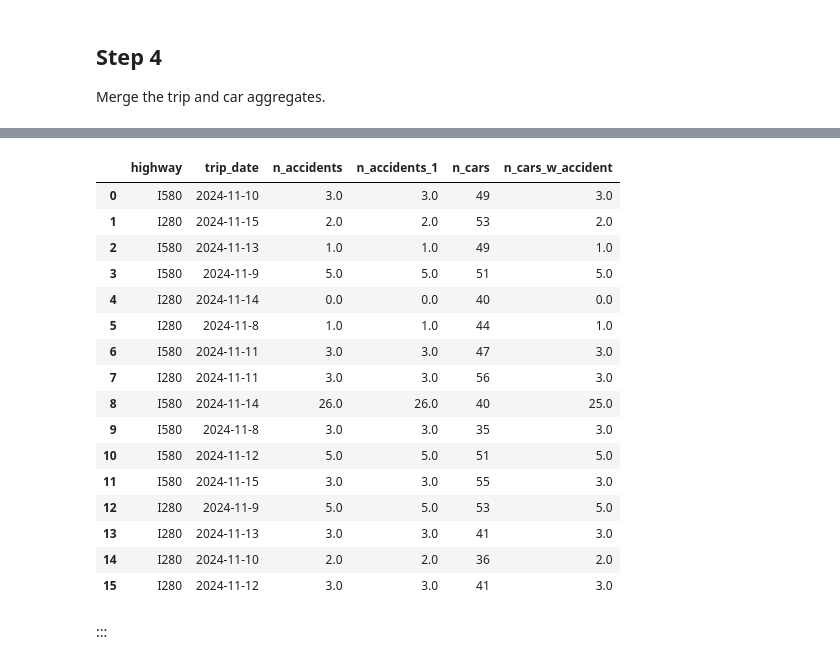
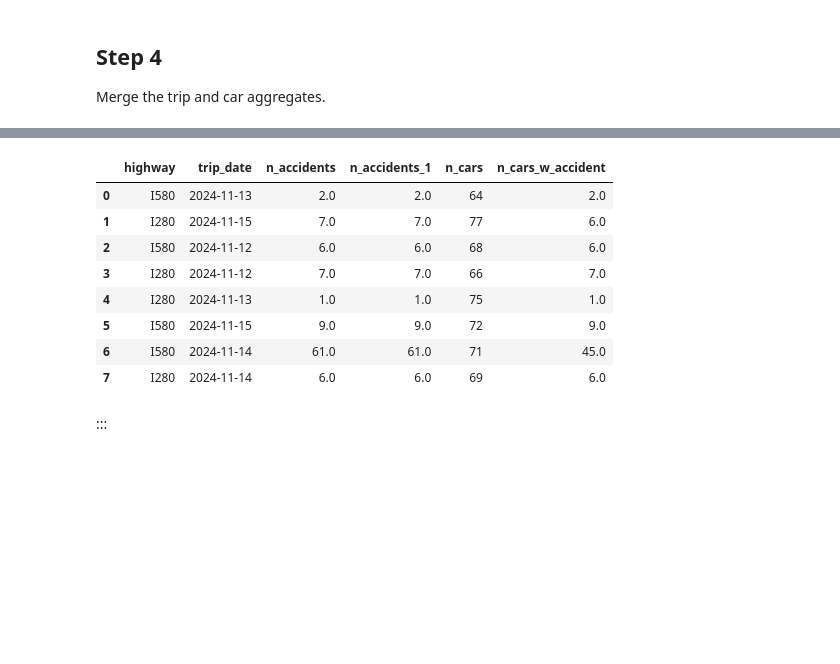
Before and after one commit to peter-amerkhanian/peter-amerkhanian.github.io, a Jupyter notebook: posts/sql-count-cases/index.ipynb, the cells around one changed output, grey strips where cells are left out. Drawn from its saved outputs; the diff is of its cells as text; code cells hidden in the pictures; blank space fills up the shorter version.

````diff
--- a/posts/sql-count-cases/index.ipynb
+++ b/posts/sql-count-cases/index.ipynb
@@ -103,7 +103,7 @@ n = 1000
 data = {
     "license_plate": [f"{random.randint(90000, 90099)}" for _ in range(n)],
     "highway": [random.choice(["I280", "I580"]) for _ in range(n)],
-    "trip_date": [f"2024-11-{random.randint(8, 15)}" for _ in range(n)],
+    "trip_date": [f"2024-11-{random.randint(12, 15)}" for _ in range(n)],
     "accident_flag": np.random.binomial(1, .05, n),
 }
 accidents = pd.DataFrame(data)
@@ -1185,18 +1197,20 @@ Merge the trip and car aggregates.
 # %%
 #| echo: false
 run_query(
-f"""
+"""--sql
 SELECT
-a.highway,
-a.trip_date,
-a.n_accidents,
-a.n_accidents,
-b.n_cars,
-b.n_cars_w_accident
+  a.highway,
+  a.trip_date,
+  a.n_accidents,
+  a.n_accidents,
+  b.n_cars,
+  b.n_cars_w_accident
 FROM
   accident_count a
-  JOIN cars_w_accident_count b
-    ON (a.highway = b.highway AND a.trip_date = b.trip_date)
+  JOIN cars_w_accident_count b ON (
+    a.highway = b.highway
+    AND a.trip_date = b.trip_date
+  )
 """
     )
 # %% [output]
@@ -1215,21 +1232,13 @@ FROM
 ```
 |  | highway | trip_date | n_accidents | n_accidents_1 | n_cars | n_cars_w_accident |
-| 0 | I580 | 2024-11-10 | 3.0 | 3.0 | 49 | 3.0 |
-| 1 | I280 | 2024-11-15 | 2.0 | 2.0 | 53 | 2.0 |
-| 2 | I580 | 2024-11-13 | 1.0 | 1.0 | 49 | 1.0 |
-| 3 | I580 | 2024-11-9 | 5.0 | 5.0 | 51 | 5.0 |
-| 4 | I280 | 2024-11-14 | 0.0 | 0.0 | 40 | 0.0 |
-| 5 | I280 | 2024-11-8 | 1.0 | 1.0 | 44 | 1.0 |
-| 6 | I580 | 2024-11-11 | 3.0 | 3.0 | 47 | 3.0 |
-| 7 | I280 | 2024-11-11 | 3.0 | 3.0 | 56 | 3.0 |
-| 8 | I580 | 2024-11-14 | 26.0 | 26.0 | 40 | 25.0 |
-| 9 | I580 | 2024-11-8 | 3.0 | 3.0 | 35 | 3.0 |
-| 10 | I580 | 2024-11-12 | 5.0 | 5.0 | 51 | 5.0 |
-| 11 | I580 | 2024-11-15 | 3.0 | 3.0 | 55 | 3.0 |
-| 12 | I280 | 2024-11-9 | 5.0 | 5.0 | 53 | 5.0 |
-| 13 | I280 | 2024-11-13 | 3.0 | 3.0 | 41 | 3.0 |
-| 14 | I280 | 2024-11-10 | 2.0 | 2.0 | 36 | 2.0 |
-| 15 | I280 | 2024-11-12 | 3.0 | 3.0 | 41 | 3.0 |
+| 0 | I580 | 2024-11-13 | 2.0 | 2.0 | 64 | 2.0 |
+| 1 | I280 | 2024-11-15 | 7.0 | 7.0 | 77 | 6.0 |
+| 2 | I580 | 2024-11-12 | 6.0 | 6.0 | 68 | 6.0 |
+| 3 | I280 | 2024-11-12 | 7.0 | 7.0 | 66 | 7.0 |
+| 4 | I280 | 2024-11-13 | 1.0 | 1.0 | 75 | 1.0 |
+| 5 | I580 | 2024-11-15 | 9.0 | 9.0 | 72 | 9.0 |
+| 6 | I580 | 2024-11-14 | 61.0 | 61.0 | 71 | 45.0 |
+| 7 | I280 | 2024-11-14 | 6.0 | 6.0 | 69 | 6.0 |
 # %% [markdown]
 :::
 # %% [markdown]
````
Also changed, not shown: parts of 22 cells of this notebook.
